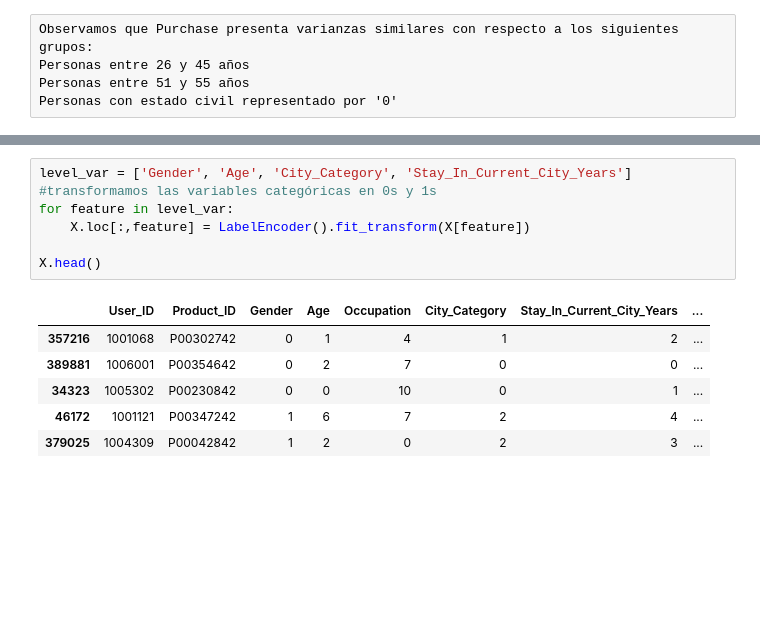
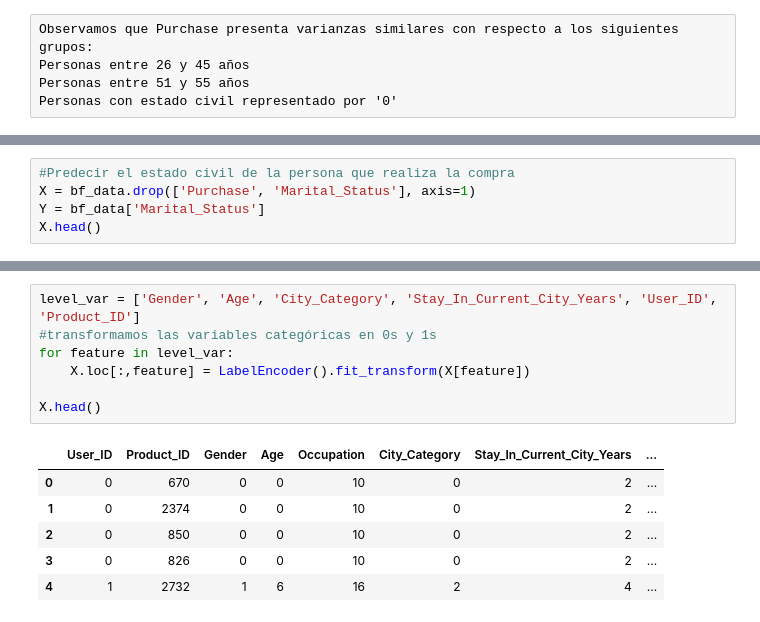
Before and after one commit to aliescont/BlackFriday, a Jupyter notebook: Black_friday_cleaning.ipynb, the cells around one changed output, grey strips where cells are left out. Drawn from its saved outputs; the diff is of its cells as text; blank space fills up the shorter version.

```diff
--- a/Black_friday_cleaning.ipynb
+++ b/Black_friday_cleaning.ipynb
@@ -191,0 +413,5 @@ X.head()
+# %%
+#Predecir el estado civil de la persona que realiza la compra
+X = bf_data.drop(['Purchase', 'Marital_Status'], axis=1)
+Y = bf_data['Marital_Status']
+X.head()
@@ -192,14 +425,14 @@ X.head()
 # %%
-level_var = ['Gender', 'Age', 'City_Category', 'Stay_In_Current_City_Years']
+level_var = ['Gender', 'Age', 'City_Category', 'Stay_In_Current_City_Years', 'User_ID', 'Product_ID']
 #transformamos las variables categóricas en 0s y 1s
 for feature in level_var:
     X.loc[:,feature] = LabelEncoder().fit_transform(X[feature])
 
 X.head()
 # %% [output]
 |  | User_ID | Product_ID | Gender | Age | Occupation | City_Category | Stay_In_Current_City_Years | ... |
-| 357216 | 1001068 | P00302742 | 0 | 1 | 4 | 1 | 2 | ... |
-| 389881 | 1006001 | P00354642 | 0 | 2 | 7 | 0 | 0 | ... |
-| 34323 | 1005302 | P00230842 | 0 | 0 | 10 | 0 | 1 | ... |
-| 46172 | 1001121 | P00347242 | 1 | 6 | 7 | 2 | 4 | ... |
-| 379025 | 1004309 | P00042842 | 1 | 2 | 0 | 2 | 3 | ... |
+| 0 | 0 | 670 | 0 | 0 | 10 | 0 | 2 | ... |
+| 1 | 0 | 2374 | 0 | 0 | 10 | 0 | 2 | ... |
+| 2 | 0 | 850 | 0 | 0 | 10 | 0 | 2 | ... |
+| 3 | 0 | 826 | 0 | 0 | 10 | 0 | 2 | ... |
+| 4 | 1 | 2732 | 1 | 6 | 16 | 2 | 4 | ... |
```
Also changed, not shown: parts of 39 cells of this notebook.
